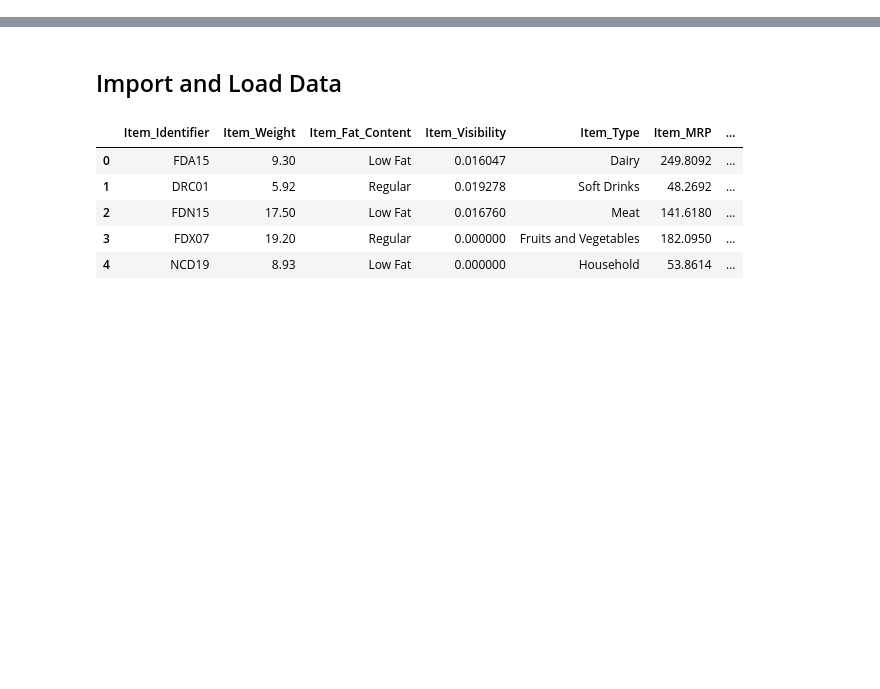
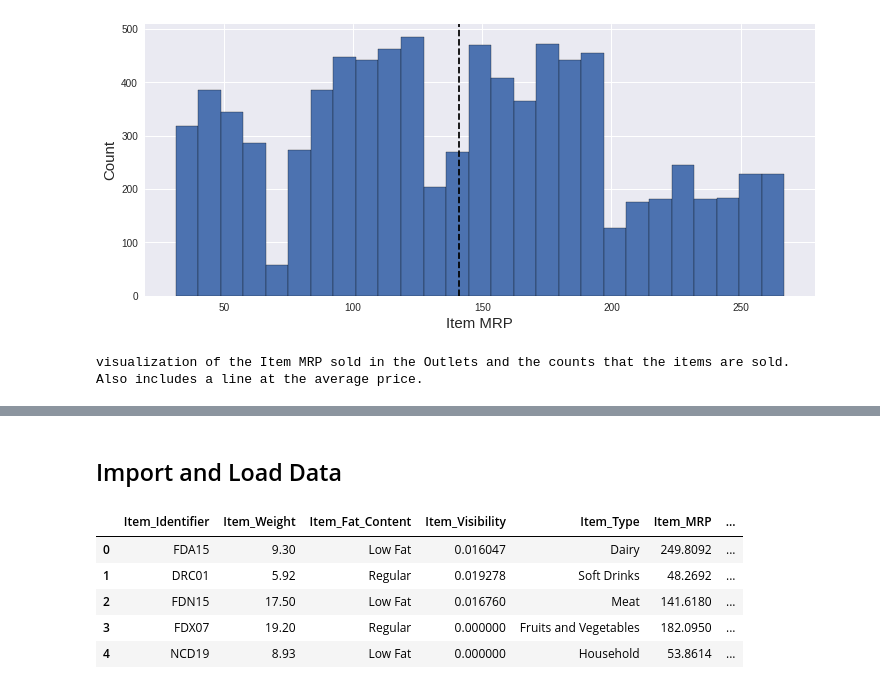
Before and after one commit to jamesbelk0/regression_bigmart_sales_predictions, a Jupyter notebook: sales_predictions.ipynb, the cells around one changed output, grey strips where cells are left out. Cells and saved outputs as stored; diff of their text form; code cells hidden in the pictures; blank space fills up the shorter version.

```diff
--- a/sales_predictions.ipynb
+++ b/sales_predictions.ipynb
@@ -40,0 +190,20 @@ Here is the Data Dictionary for this dataset:
+# %%
+mean = df1['Item_MRP'].mean()
+
+plt.style.use('seaborn')
+plt.figure(figsize=(12,5))
+df1['Item_MRP'].hist(bins='auto',
+                    edgecolor='black'
+                       );
+#plt.ticklabel_format(useOffset=False, style='plain')
+plt.ylabel('Count', fontsize = 15);
+plt.xlabel('Item MRP', fontsize = 15);
+plt.axvline(mean, color='black', linestyle='dashed')
+
+plt.show()
+print('visualization of the Item MRP sold in the Outlets and the counts that the items are sold.')
+print('Also includes a line at the average price.')
+# %% [output]
+[figure, added]
+visualization of the Item MRP sold in the Outlets and the counts that the items are sold.
+Also includes a line at the average price.
```
Also changed, not shown: parts of 94 cells of this notebook.
